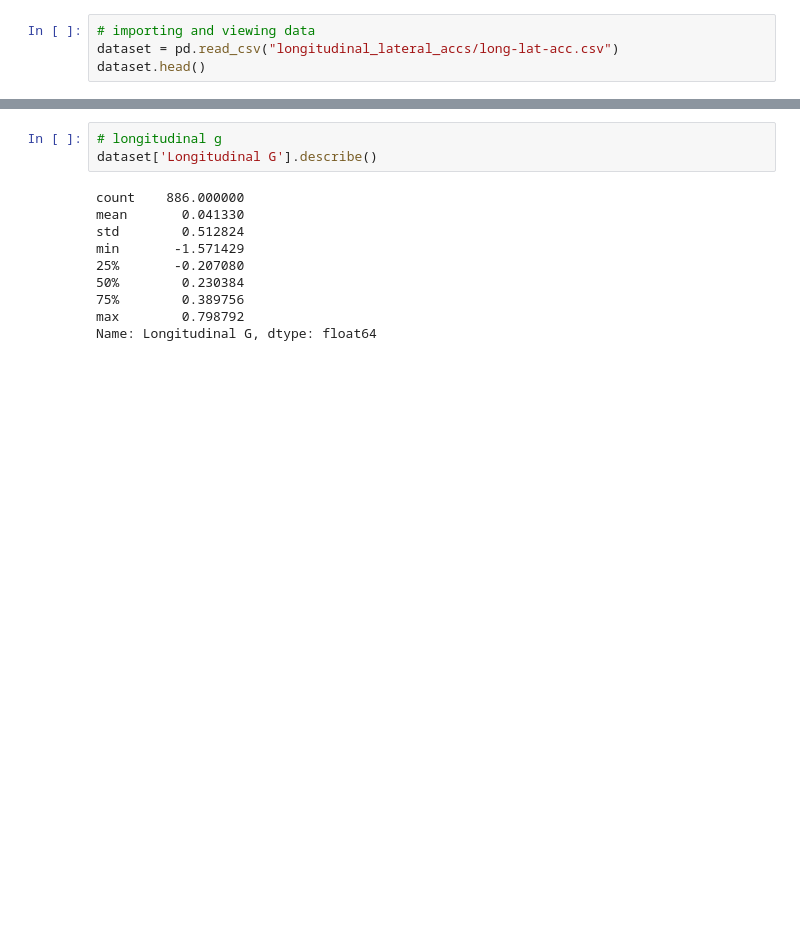
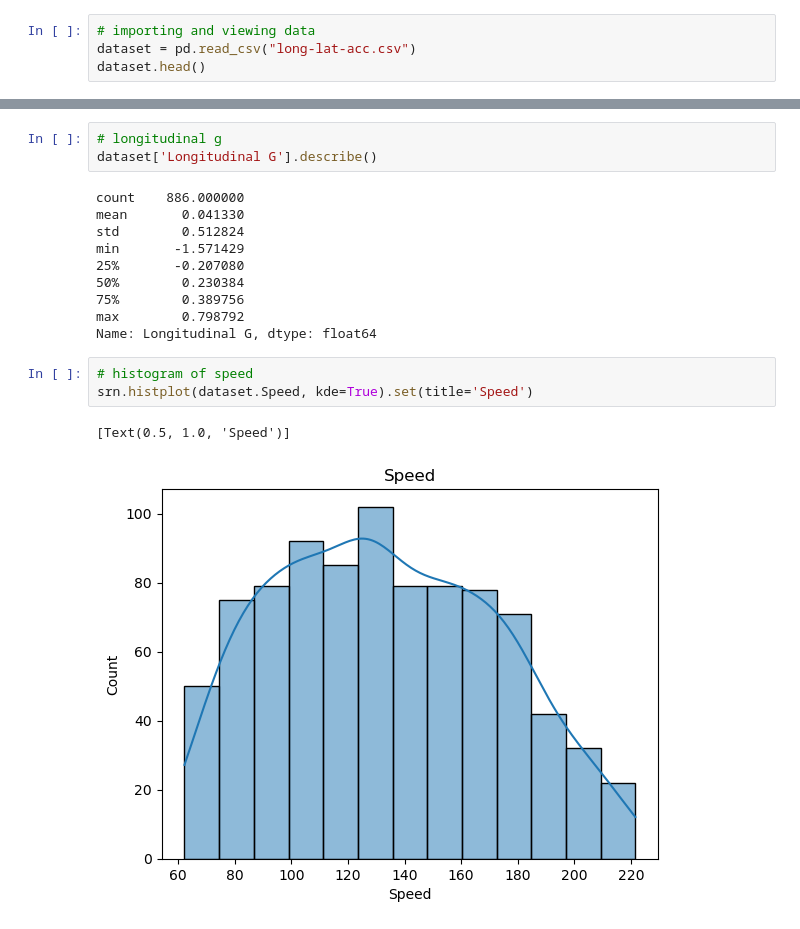
Before and after one commit to matdorneles/vehicle-data, a Jupyter notebook: longitudinal_lateral_accs/weight_transfer.ipynb, the cells around one changed output, grey strips where cells are left out. Cells and saved outputs as stored; diff of their text form; blank space fills up the shorter version.

Commit message:
initiating graphics work

```diff
--- a/longitudinal_lateral_accs/weight_transfer.ipynb
+++ b/longitudinal_lateral_accs/weight_transfer.ipynb
@@ -4,6 +5,6 @@ import seaborn as srn
 # %%
 # importing and viewing data
-dataset = pd.read_csv("longitudinal_lateral_accs/long-lat-acc.csv")
+dataset = pd.read_csv("long-lat-acc.csv")
 dataset.head()
 # %% [output]
 |  | Distance | Speed | Lateral G | Longitudinal G |
@@ -57,3 +53,9 @@ min       -1.571429
 75%        0.389756
 max        0.798792
 Name: Longitudinal G, dtype: float64
+# %%
+# histogram of speed
+srn.histplot(dataset.Speed, kde=True).set(title='Speed')
+# %% [output]
+[Text(0.5, 1.0, 'Speed')]
+[figure, added]
```
Also changed, not shown: parts of 5 cells of this notebook.
